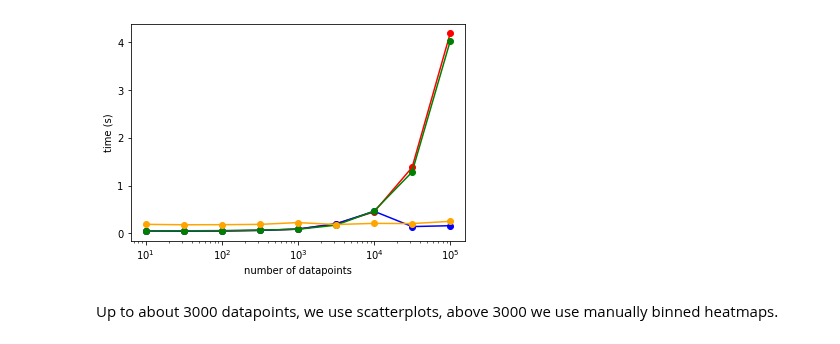
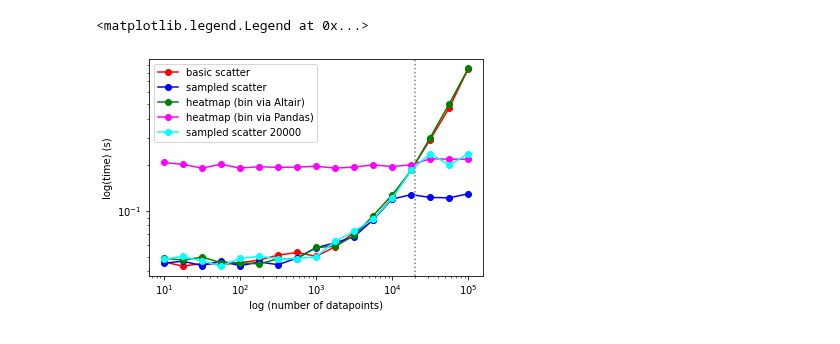
Before and after one commit to lux-org/lux, a Jupyter notebook: experiments/scatter_analysis.ipynb, the cells around one changed output. Drawn from its saved outputs; the diff is of its cells as text; code cells hidden in the pictures.

```diff
--- a/experiments/scatter_analysis.ipynb
+++ b/experiments/scatter_analysis.ipynb
@@ -48,9 +61,17 @@ plt.legend()
+# %%
+df6 = pd.read_csv("sampled_scatter_20000.csv")
+plot_loglog_total(df,"basic scatter","red")
+plot_loglog_total(df3,"sampled scatter","blue")
+plot_loglog_total(df2,"heatmap (bin via Altair)","green")
+plot_loglog_total(df4,"heatmap (bin via Pandas)","magenta")
+plot_loglog_total(df6,"sampled scatter 20000","cyan")
+plt.axvline(x= 20000,linestyle=':',color="grey")
+plt.legend()
+# %% [output]
+<matplotlib.legend.Legend at 0x...>
+[figure, added]
 # %%
-plot_logx(df,"basic scatter","red")
-plot_logx(df3,"sampled scatter","blue")
-plot_logx(df2,"heatmap (bin via Altair)","green")
-plot_logx(df4,"heatmap (bin via Pandas)","orange")
+# plot_logx(df,"basic scatter","red")
+# plot_logx(df3,"sampled scatter","blue")
+# plot_logx(df2,"heatmap (bin via Altair)","green")
+# plot_logx(df4,"heatmap (bin via Pandas)","orange")
-# %% [output]
-[figure, removed]
-# %% [markdown]
-Up to about 3000 datapoints, we use scatterplots, above 3000 we use manually binned heatmaps.
```
Also changed, not shown: parts of 7 cells of this notebook, 6 other files.
